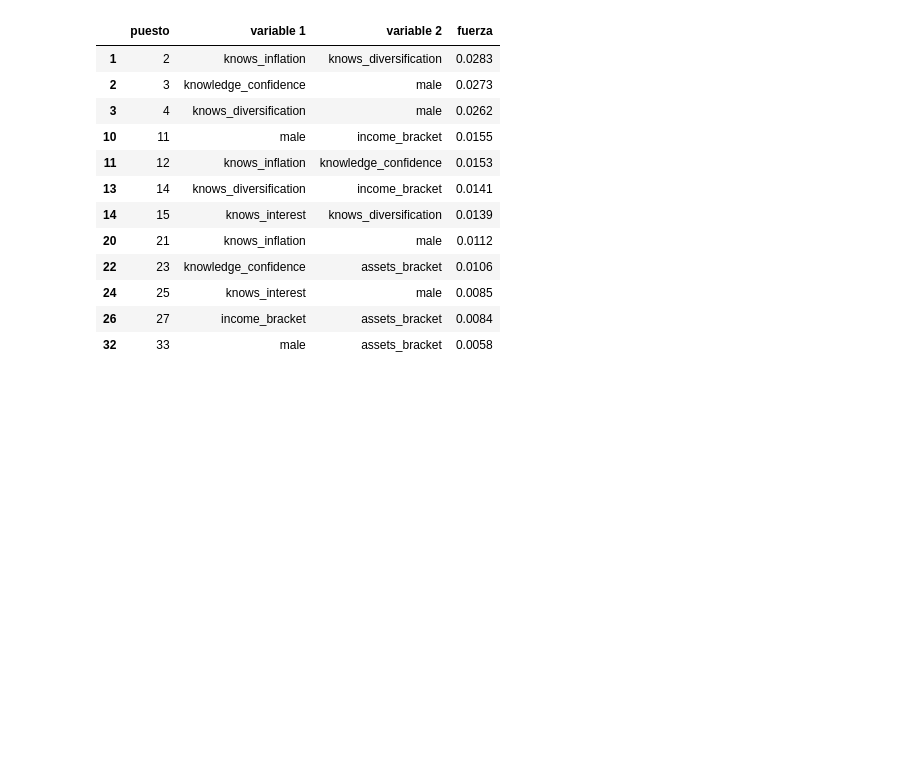
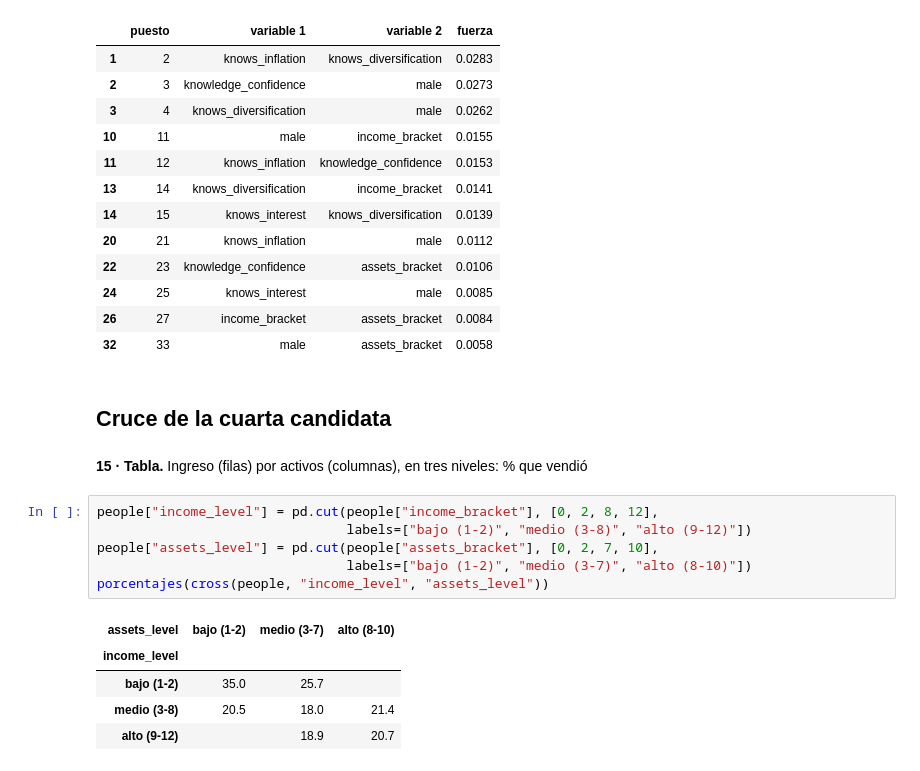
Before and after one commit to EspecializacionIA1/bolsalab, a Jupyter notebook: notebooks/Exploración de variables.ipynb, the cells around one changed output. Drawn from its saved outputs; the diff is of its cells as text; blank space fills up the shorter version.

```diff
--- a/notebooks/Exploración de variables.ipynb
+++ b/notebooks/Exploración de variables.ipynb
@@ -266,3 +266,19 @@ pares[entre_ingredientes].head(12).round(4)
 | 24 | 25 | knows_interest | male | 0.0085 |
 | 26 | 27 | income_bracket | assets_bracket | 0.0084 |
 | 32 | 33 | male | assets_bracket | 0.0058 |
+# %% [markdown]
+## Cruce de la cuarta candidata
+# %% [markdown]
+**15 · Tabla.** Ingreso (filas) por activos (columnas), en tres niveles: % que vendió
+# %%
+people["income_level"] = pd.cut(people["income_bracket"], [0, 2, 8, 12],
+                                labels=["bajo (1-2)", "medio (3-8)", "alto (9-12)"])
+people["assets_level"] = pd.cut(people["assets_bracket"], [0, 2, 7, 10],
+                                labels=["bajo (1-2)", "medio (3-7)", "alto (8-10)"])
+porcentajes(cross(people, "income_level", "assets_level"))
+# %% [output]
+| assets_level | bajo (1-2) | medio (3-7) | alto (8-10) |
+| income_level |  |  |  |
+| bajo (1-2) | 35.0 | 25.7 |  |
+| medio (3-8) | 20.5 | 18.0 | 21.4 |
+| alto (9-12) |  | 18.9 | 20.7 |
```
Also changed, not shown: 10 other files.
